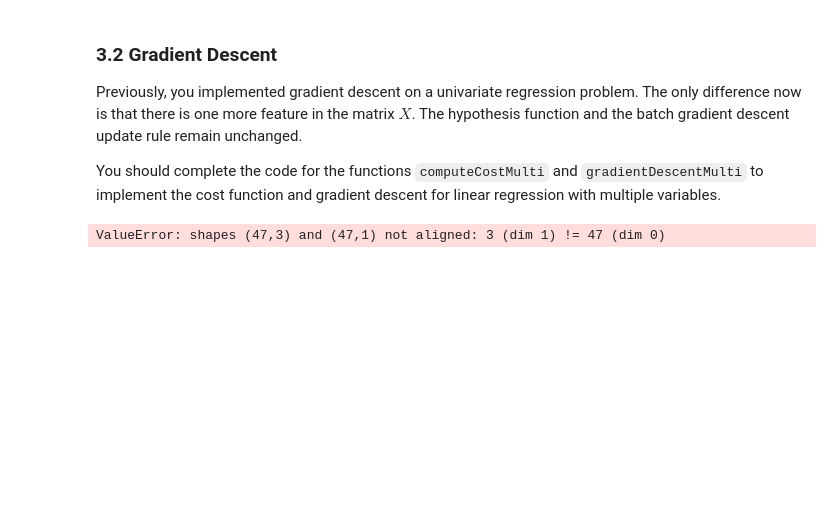
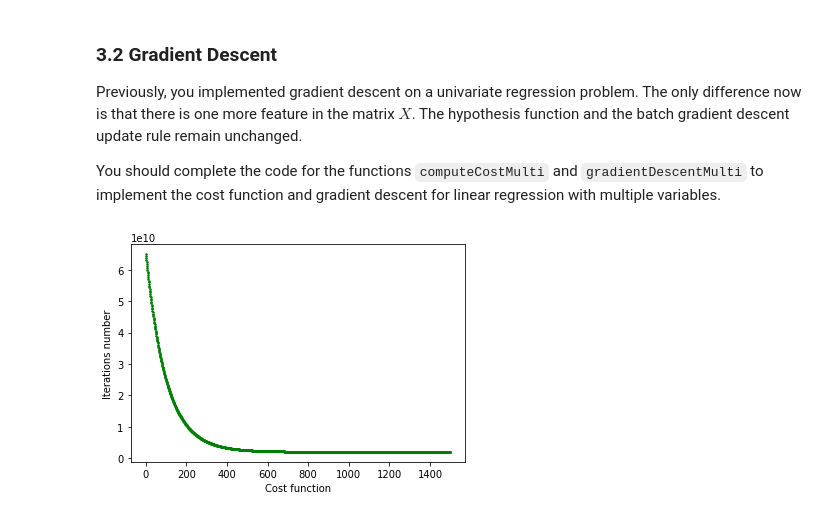
Before and after one commit to marianaiv/machine-learning-coursera, a Jupyter notebook: Exercise1/ejercicio_1.ipynb, the cells around one changed output. Drawn from its saved outputs; the diff is of its cells as text; code cells hidden in the pictures; blank space fills up the shorter version.

```diff
--- a/Exercise1/ejercicio_1.ipynb
+++ b/Exercise1/ejercicio_1.ipynb
@@ -417,9 +418,7 @@ def computeCostMulti(X, y, theta):
     # You need to return the following variable correctly
     J = 0
     # ======================= YOUR CODE HERE ===========================
-
-    h = np.dot(X,theta)
-
+    h = np.dot(theta,np.transpose(X)) #theta vector fila
     J = 1/(2*m)*np.sum(np.square(h-y))
 
     # ==================================================================
@@ -447,8 +446,8 @@ def gradientDescentMulti(X, y, theta, alpha, num_iters):
 
     for i in range(num_iters):
         # ======================= YOUR CODE HERE ==========================
-        h = np.dot(X,theta)
-        for j in range (0,3):
+        h = np.dot(theta,np.transpose(X))
+        for j in range(0,3):
             theta[j] = theta[j] - alpha*(1/m)*np.sum((h-y)*X[:,j])
 
         # =====================================================================
@@ -461,10 +460,13 @@ def gradientDescentMulti(X, y, theta, alpha, num_iters):
 # %%
 #Actually run gradient descent to get the best-fit theta values
 
-theta = np.zeros((X.shape[0],1)) #(1,47)
-alpha = 0.01
+#theta = np.zeros((X.shape[0],1)) #(1,47)
+theta = np.zeros(3)
+alpha = 0.005
 iterations = 1500
 
 theta, J_history = gradientDescentMulti(X_norm, y, theta, alpha, iterations)
-# %% [output]
-ValueError: shapes (47,3) and (47,1) not aligned: 3 (dim 1) != 47 (dim 0)
+# %%
+plotConvergence(J_history)
+# %% [output]
+[figure, added]
```
Also changed, not shown: parts of 7 cells of this notebook.
